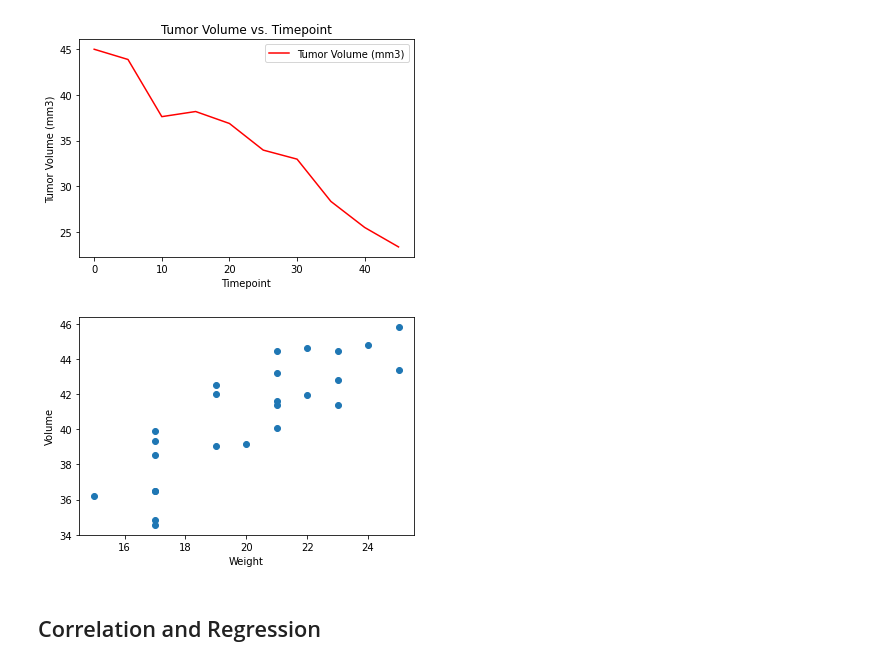
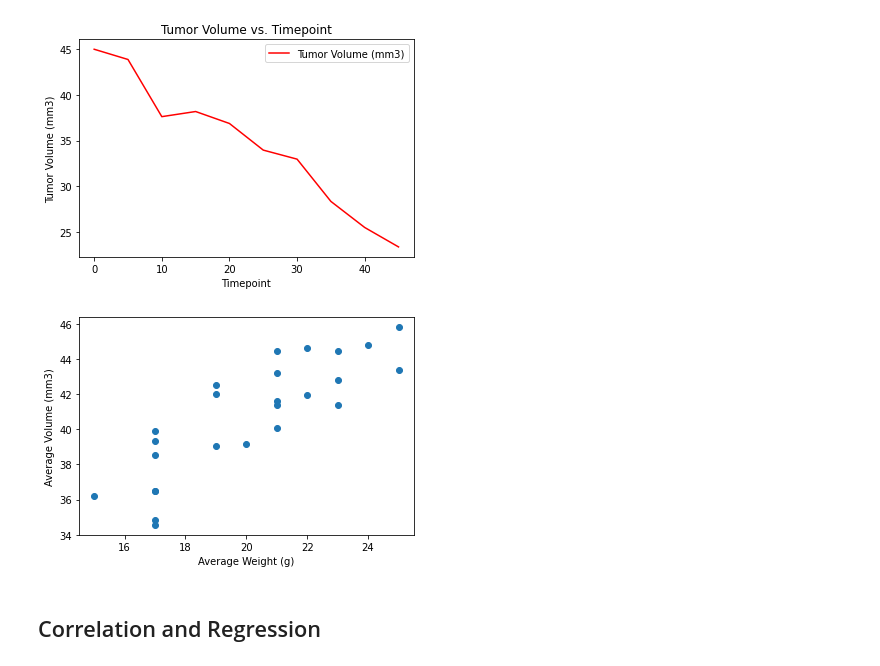
Before and after one commit to sravitham/matplotlib-challenge, a Jupyter notebook: pymaceuticals_starter.ipynb, the cells around one changed output. Cells and saved outputs as stored; diff of their text form; code cells hidden in the pictures.

```diff
--- a/pymaceuticals_starter.ipynb
+++ b/pymaceuticals_starter.ipynb
@@ -313,17 +302,17 @@ plt.show
 # %%
 # Generate a scatter plot of average tumor volume vs. mouse weight for the Capomulin regimen
 grouped_Cap_mouse = Capomulin_data.groupby(['Mouse ID'])
 avg_volume = grouped_Cap_mouse["Tumor Volume (mm3)"].mean()
 avg_weight = grouped_Cap_mouse["Weight (g)"].mean()
 
 x_values = avg_weight
 y_values = avg_volume
 plt.scatter(x_values,y_values)
-plt.xlabel('Weight')
-plt.ylabel('Volume')
+plt.xlabel('Average Weight (g)')
+plt.ylabel('Average Volume (mm3)')
 plt.show()
 # %% [output]
-[figure, old version]
+[figure, new version]
 # %% [markdown]
 ## Correlation and Regression
 # %%
```
Also changed, not shown: parts of 4 cells of this notebook, 1 other file.
